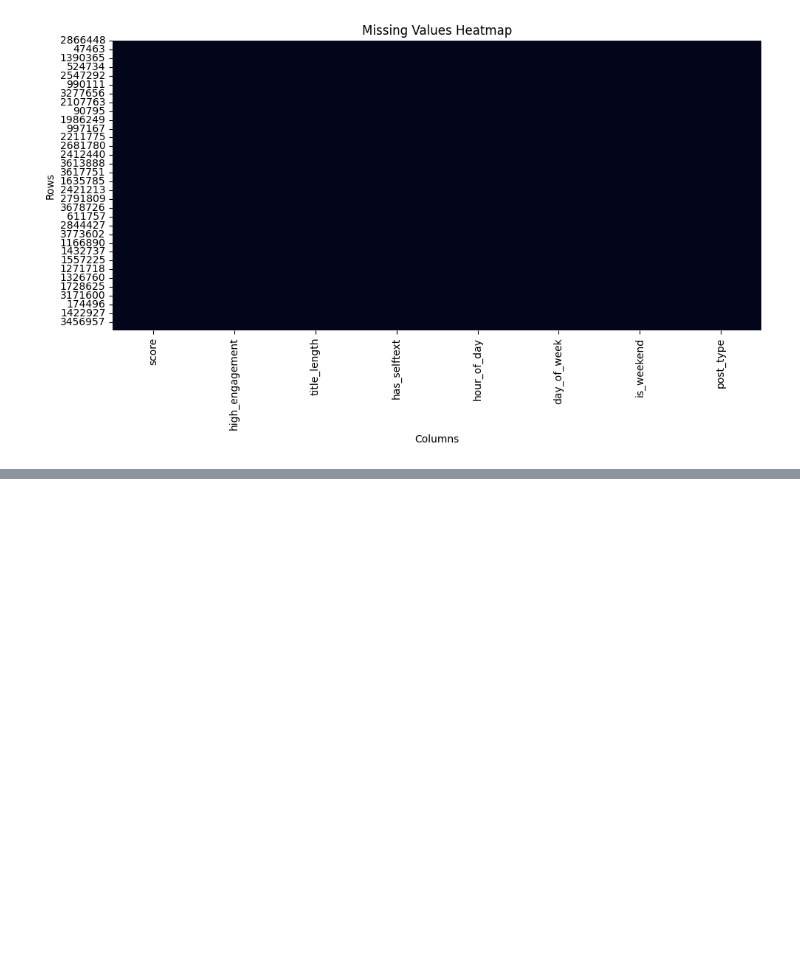
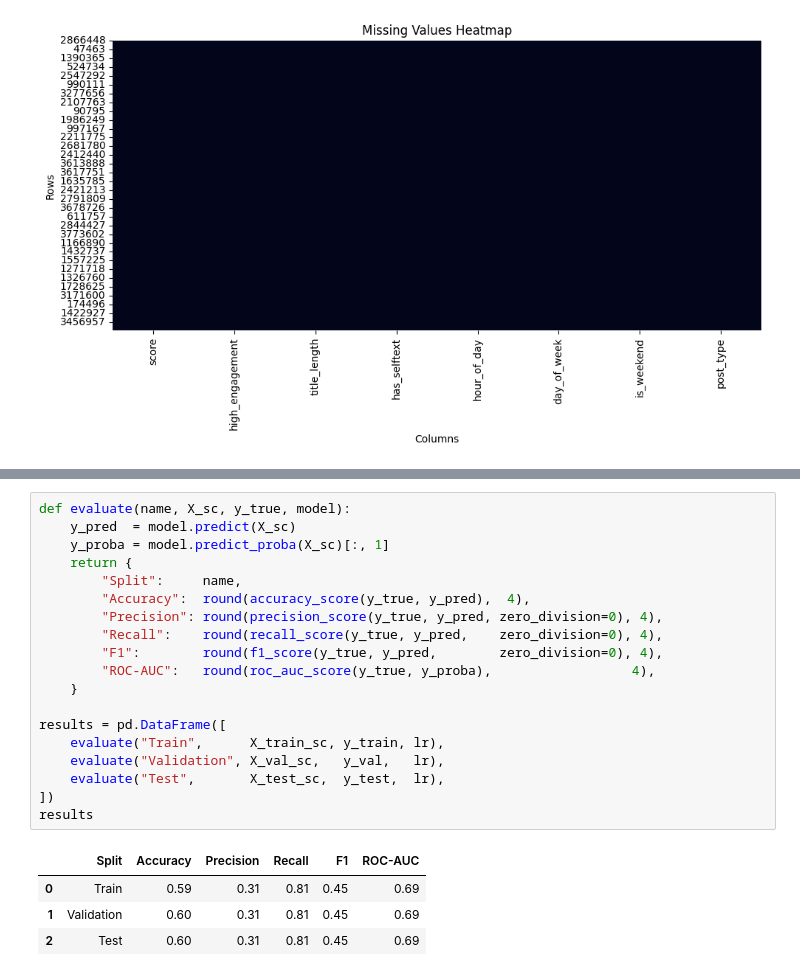
Before and after one commit to thameem-a/COMP-333-Project, a Jupyter notebook: Project/Phase 1/Phase_1.ipynb, the cells around one changed output, grey strips where cells are left out. Saved outputs shown, nothing was run; the diff lists cells and outputs as text; blank space fills up the shorter version.

```diff
--- a/Project/Phase 1/Phase_1.ipynb
+++ b/Project/Phase 1/Phase_1.ipynb
@@ -611,0 +883,24 @@ Columns used in grid: ['score', 'high_engagement', 'title_length', 'has_selftext
+# %%
+def evaluate(name, X_sc, y_true, model):
+    y_pred  = model.predict(X_sc)
+    y_proba = model.predict_proba(X_sc)[:, 1]
+    return {
+        "Split":     name,
+        "Accuracy":  round(accuracy_score(y_true, y_pred),  4),
+        "Precision": round(precision_score(y_true, y_pred, zero_division=0), 4),
+        "Recall":    round(recall_score(y_true, y_pred,    zero_division=0), 4),
+        "F1":        round(f1_score(y_true, y_pred,        zero_division=0), 4),
+        "ROC-AUC":   round(roc_auc_score(y_true, y_proba),                  4),
+    }
+
+results = pd.DataFrame([
+    evaluate("Train",      X_train_sc, y_train, lr),
+    evaluate("Validation", X_val_sc,   y_val,   lr),
+    evaluate("Test",       X_test_sc,  y_test,  lr),
+])
+results
+# %% [output]
+|  | Split | Accuracy | Precision | Recall | F1 | ROC-AUC |
+| 0 | Train | 0.59 | 0.31 | 0.81 | 0.45 | 0.69 |
+| 1 | Validation | 0.60 | 0.31 | 0.81 | 0.45 | 0.69 |
+| 2 | Test | 0.60 | 0.31 | 0.81 | 0.45 | 0.69 |
```
Also changed, not shown: parts of 11 cells of this notebook.
